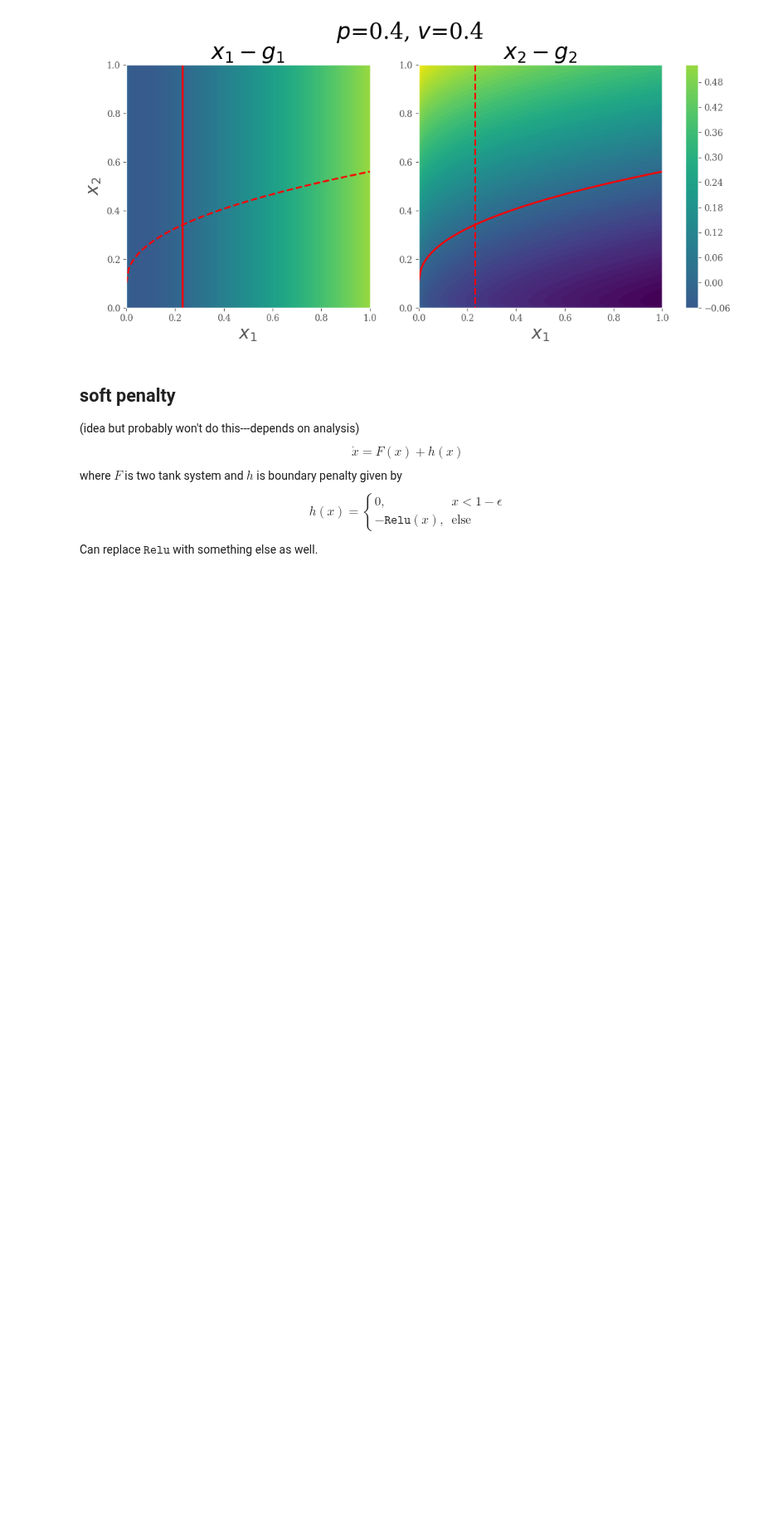
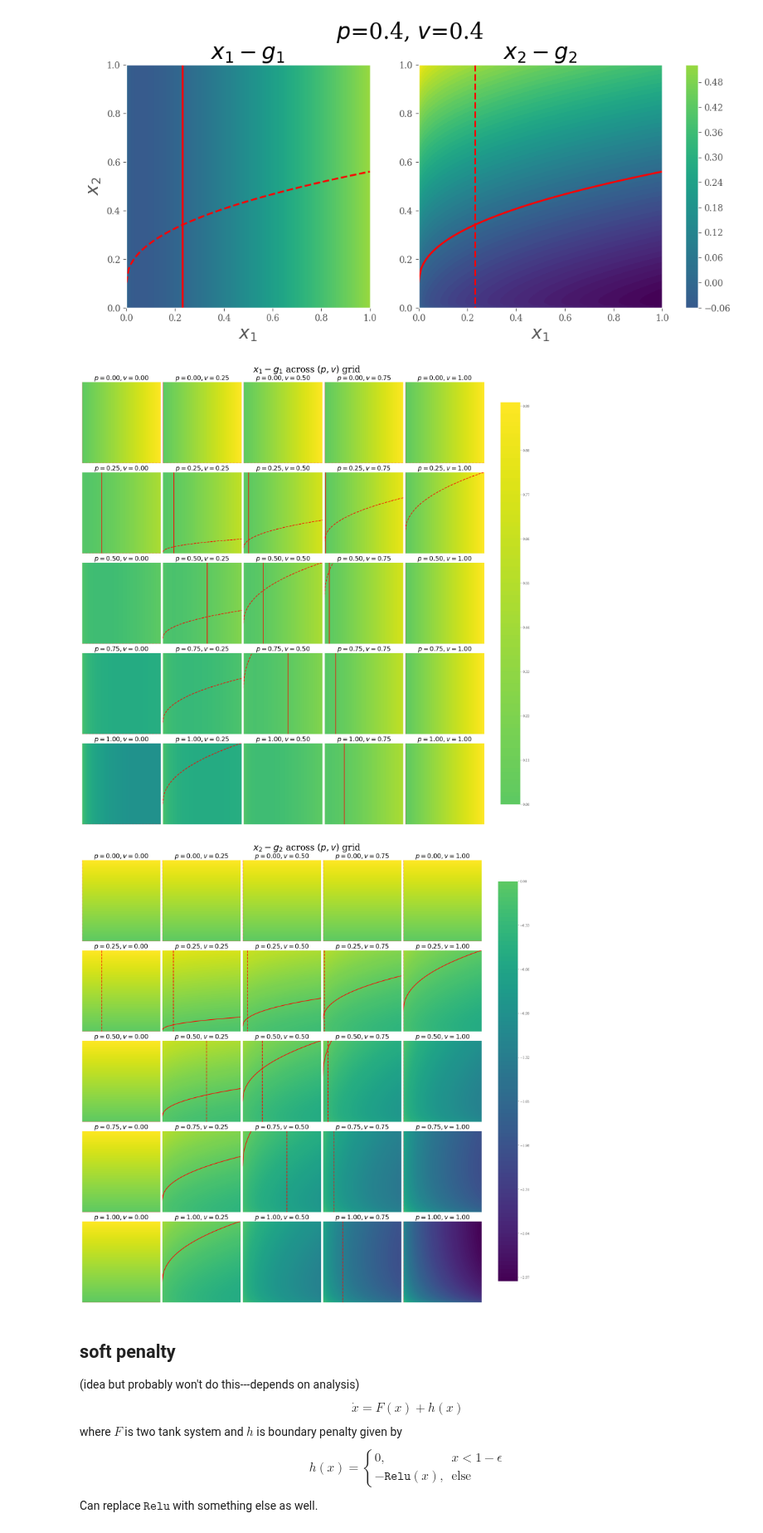
Before and after one commit to MalachiteWind/stable_node_control, a Jupyter notebook: notebooks/mixing-tanks/mixing_tanks.ipynb, the cells around one changed output. Shown at 83% size. Drawn from its saved outputs; the diff is of its cells as text; code cells hidden in the pictures; blank space fills up the shorter version.

```diff
--- a/notebooks/mixing-tanks/mixing_tanks.ipynb
+++ b/notebooks/mixing-tanks/mixing_tanks.ipynb
@@ -317,35 +317,38 @@ for i, p in enumerate(p_vals):
         im1 = ax.contourf(X1, X2, X1 - Z1, levels=100, vmin=vmin, vmax=vmax)
         ax.contour(X1, X2, X1 - Z1, levels=[0], colors='red', linewidths=2)
         ax.contour(X1, X2, X2 - Z2, levels=[0], colors='red', linewidths=2, linestyles='--')
 
         ax.set_title(rf"$p={p:.2f}, v={v:.2f}$", fontsize=20)
         ax.set_xticks([]); ax.set_yticks([])
 
-fig1.colorbar(im1, ax=axes1.ravel().tolist(), fraction=0.8, pad=0.04)
+fig1.colorbar(im1, ax=axes1.ravel().tolist(), fraction=0.05, pad=0.04)
 fig1.suptitle(r"$x_1 - g_1$ across $(p,v)$ grid", size=28, y=1.02)
 
 
 # ---------------- FIGURE 2: x2 - g2 ----------------
 fig2, axes2 = plt.subplots(len(p_vals), len(v_vals), figsize=(20, 20), constrained_layout=True)
 
 for i, p in enumerate(p_vals):
     for j, v in enumerate(v_vals):
         ax = axes2[i, j]
 
         Z1 = g1(x=X1, y=X2, p=p, v=v)
         Z2 = g2(x=X1, y=X2, p=p, v=v)
 
         im2 = ax.contourf(X1, X2, X2 - Z2, levels=100, vmin=vmin, vmax=vmax)
         ax.contour(X1, X2, X2 - Z2, levels=[0], colors='red', linewidths=2)
         ax.contour(X1, X2, X1 - Z1, levels=[0], colors='red', linewidths=2, linestyles='--')
 
         ax.set_title(rf"$p={p:.2f}, v={v:.2f}$", fontsize=20)
         ax.set_xticks([]); ax.set_yticks([])
 
-fig2.colorbar(im2, ax=axes2.ravel().tolist(), fraction=0.8, pad=0.04)
+fig2.colorbar(im2, ax=axes2.ravel().tolist(), fraction=0.05, pad=0.04)
 fig2.suptitle(r"$x_2 - g_2$ across $(p,v)$ grid", size=28, y=1.02)
 
 plt.show()
+# %% [output]
+[figure, added]
+[figure, added]
 # %% [markdown]
 ## soft penalty
 (idea but probably won't do this---depends on analysis)
```
